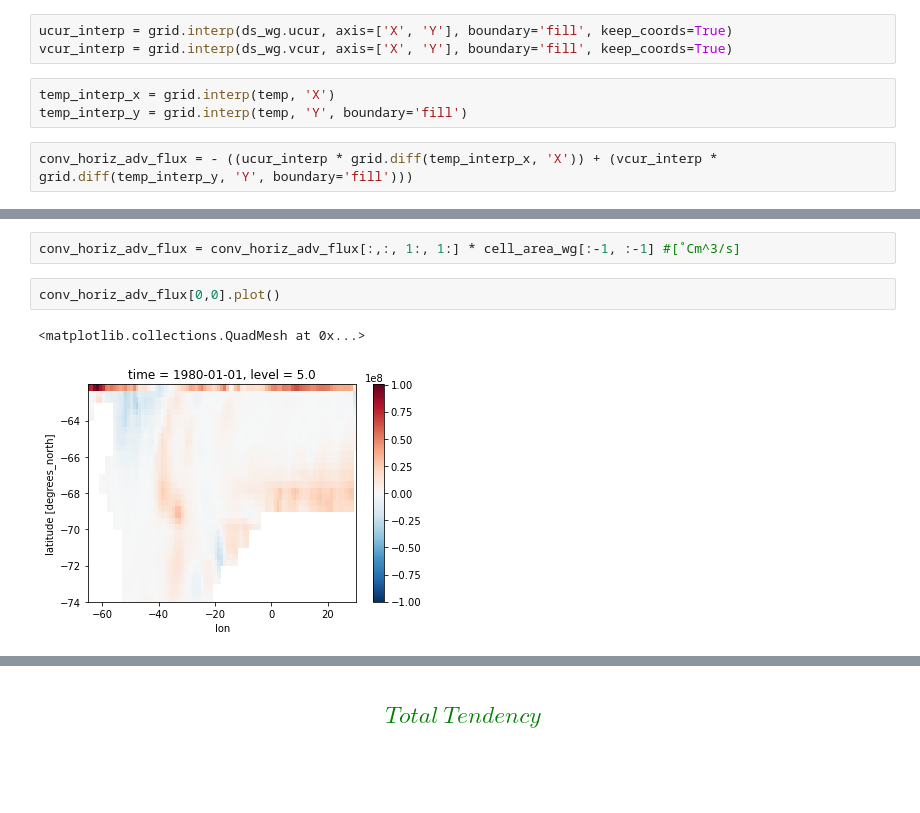
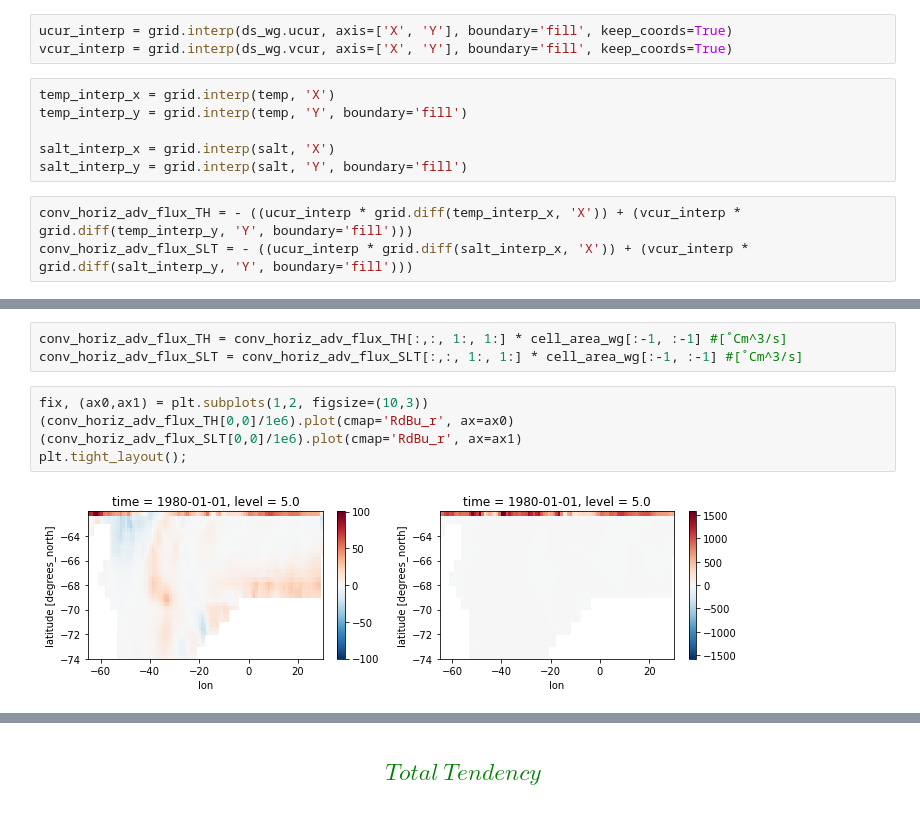
Before and after one commit to ocean-transport/WMT-project, a Jupyter notebook: GODAS/GODAS.ipynb, the cells around one changed output, grey strips where cells are left out. Saved outputs shown, nothing was run; the diff lists cells and outputs as text; blank space fills up the shorter version.

Commit message:
ran budget for temp component of temp consv eq, residual very large

```diff
--- a/GODAS/GODAS.ipynb
+++ b/GODAS/GODAS.ipynb
@@ -325,5 +325,9 @@ vcur_interp = grid.interp(ds_wg.vcur, axis=['X', 'Y'], boundary='fill', keep_coo
 # %%
 temp_interp_x = grid.interp(temp, 'X')
 temp_interp_y = grid.interp(temp, 'Y', boundary='fill')
+
+salt_interp_x = grid.interp(salt, 'X')
+salt_interp_y = grid.interp(salt, 'Y', boundary='fill')
 # %%
-conv_horiz_adv_flux = - ((ucur_interp * grid.diff(temp_interp_x, 'X')) + (vcur_interp * grid.diff(temp_interp_y, 'Y', boundary='fill')))
+conv_horiz_adv_flux_TH = - ((ucur_interp * grid.diff(temp_interp_x, 'X')) + (vcur_interp * grid.diff(temp_interp_y, 'Y', boundary='fill')))
+conv_horiz_adv_flux_SLT = - ((ucur_interp * grid.diff(salt_interp_x, 'X')) + (vcur_interp * grid.diff(salt_interp_y, 'Y', boundary='fill')))
@@ -338,7 +334,10 @@ conv_horiz_adv_flux[0,0].plot()
 # %%
-conv_horiz_adv_flux = conv_horiz_adv_flux[:,:, 1:, 1:] * cell_area_wg[:-1, :-1] #[˚Cm^3/s]
+conv_horiz_adv_flux_TH = conv_horiz_adv_flux_TH[:,:, 1:, 1:] * cell_area_wg[:-1, :-1] #[˚Cm^3/s]
+conv_horiz_adv_flux_SLT = conv_horiz_adv_flux_SLT[:,:, 1:, 1:] * cell_area_wg[:-1, :-1] #[˚Cm^3/s]
-# %%
-conv_horiz_adv_flux[0,0].plot()
-# %% [output]
-<matplotlib.collections.QuadMesh at 0x...>
-[figure, removed]
+# %%
+fix, (ax0,ax1) = plt.subplots(1,2, figsize=(10,3))
+(conv_horiz_adv_flux_TH[0,0]/1e6).plot(cmap='RdBu_r', ax=ax0)
+(conv_horiz_adv_flux_SLT[0,0]/1e6).plot(cmap='RdBu_r', ax=ax1)
+plt.tight_layout();
+# %% [output]
+[figure, added]
```
Also changed, not shown: parts of 31 cells of this notebook.
